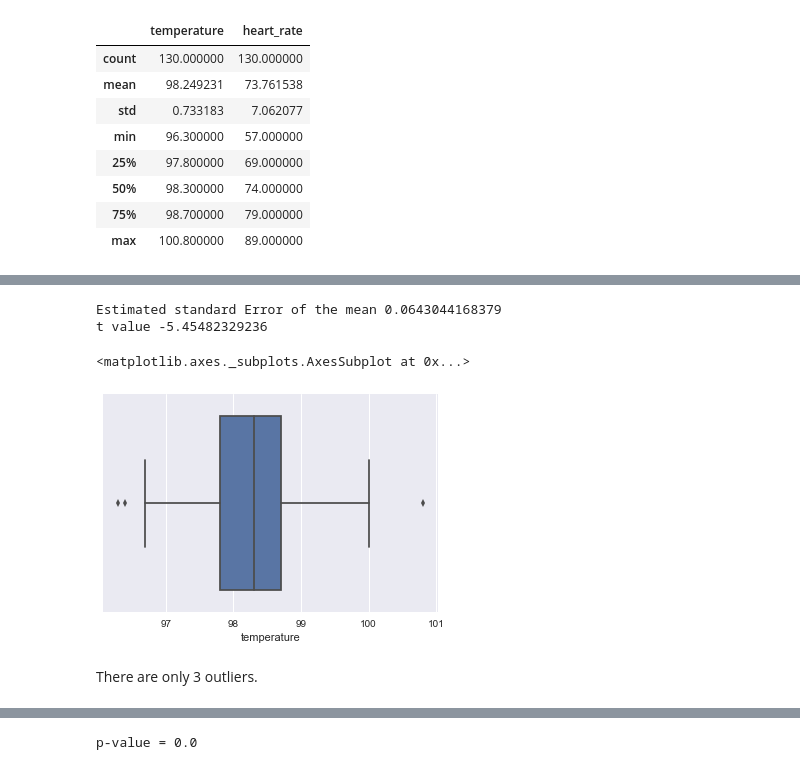
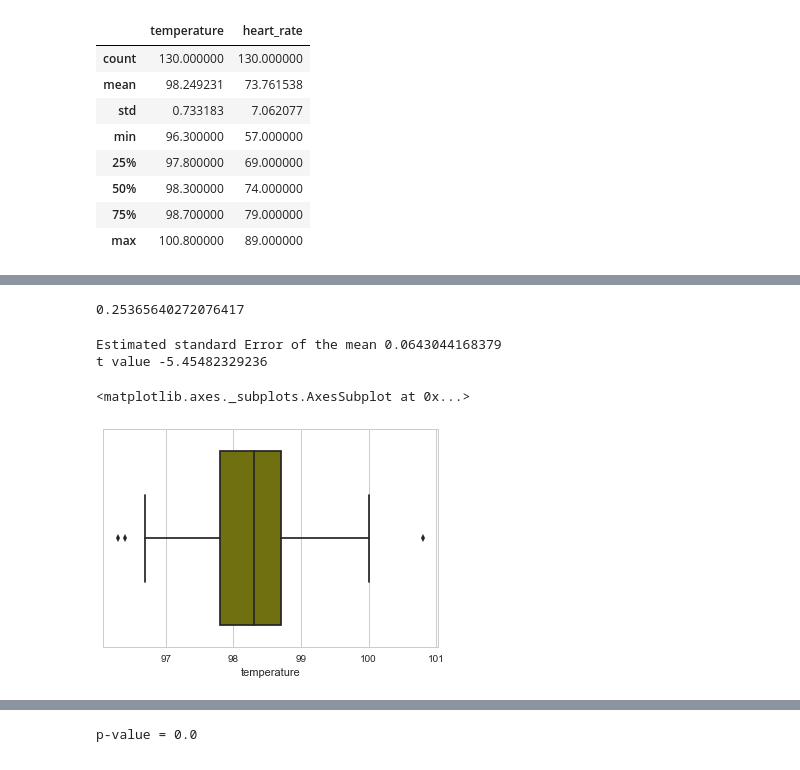
Before and after one commit to aparnack/data_science, a Jupyter notebook: exercises/human_temp/sliderule_dsi_inferential_statistics_exercise_1.ipynb, the cells around one changed output, grey strips where cells are left out. Cells and saved outputs as stored; diff of their text form; code cells hidden in the pictures.

```diff
--- a/exercises/human_temp/sliderule_dsi_inferential_statistics_exercise_1.ipynb
+++ b/exercises/human_temp/sliderule_dsi_inferential_statistics_exercise_1.ipynb
@@ -91,3 +116,9 @@ None
+# %%
+# Measure pearson correlation between temperature and heart rate, in case needed later
+r = df['temperature'].corr(df['heart_rate'])
+r
+# %% [output]
+0.25365640272076417
 # %%
 sem = df_stats.loc['std','temperature']/np.sqrt(df['temperature'].count())
 print("Estimated standard Error of the mean",sem)
@@ -96,13 +127,8 @@ print("t value",t)
 # %% [output]
 Estimated standard Error of the mean 0.0643044168379
 t value -5.45482329236
-# %%
-# Examine Box-whisker plot
-import seaborn as sns
-sns.set()
-sns.boxplot(df['temperature'])
-# %% [output]
-<matplotlib.axes._subplots.AxesSubplot at 0x...>
-[figure, removed]
-# %% [markdown]
-There are only 3 outliers.
+# %%
+sns.boxplot(df['temperature'],color='olive')
+# %% [output]
+<matplotlib.axes._subplots.AxesSubplot at 0x...>
+[figure, added]
```
Also changed, not shown: parts of 38 cells of this notebook.
